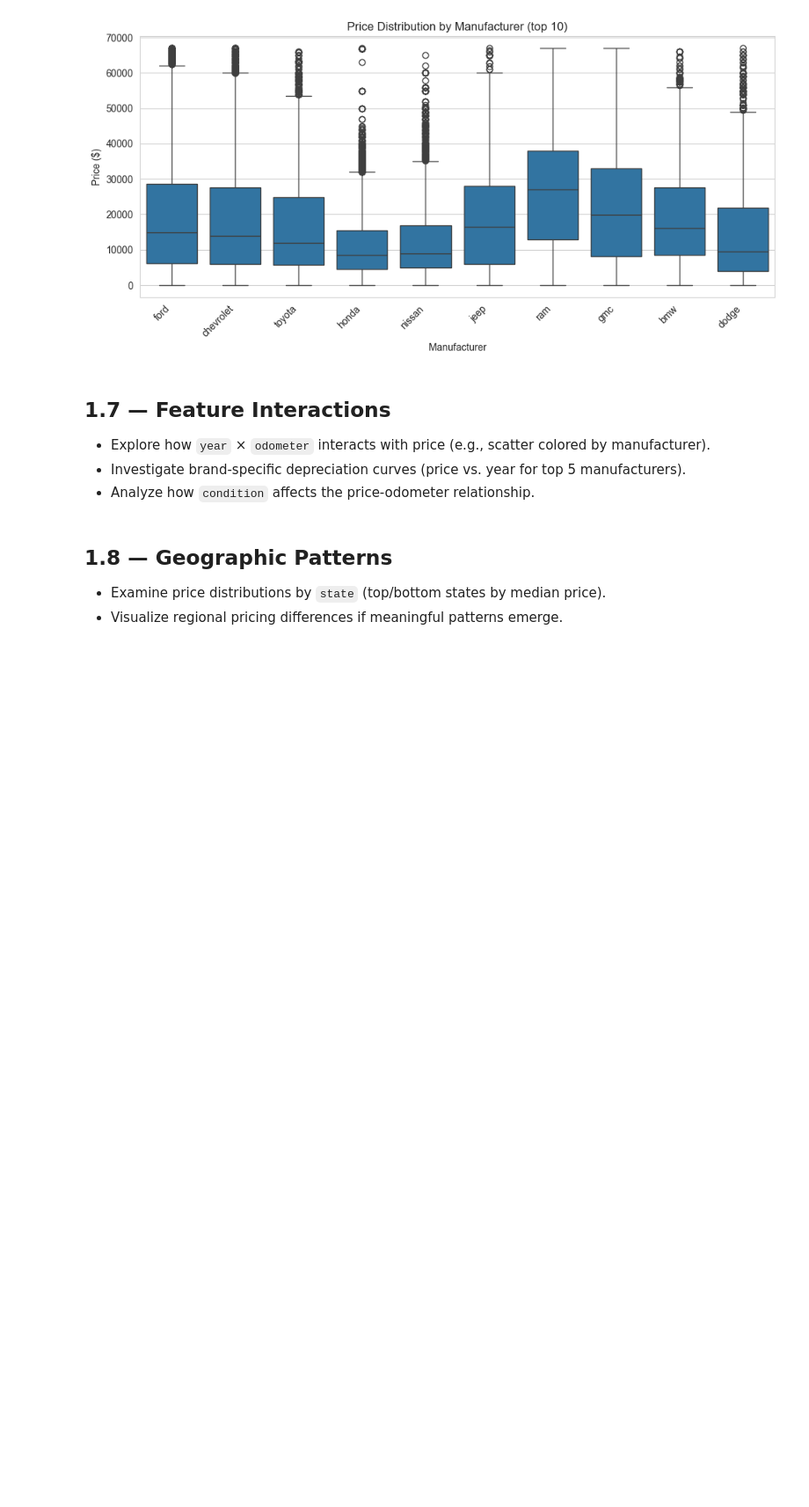
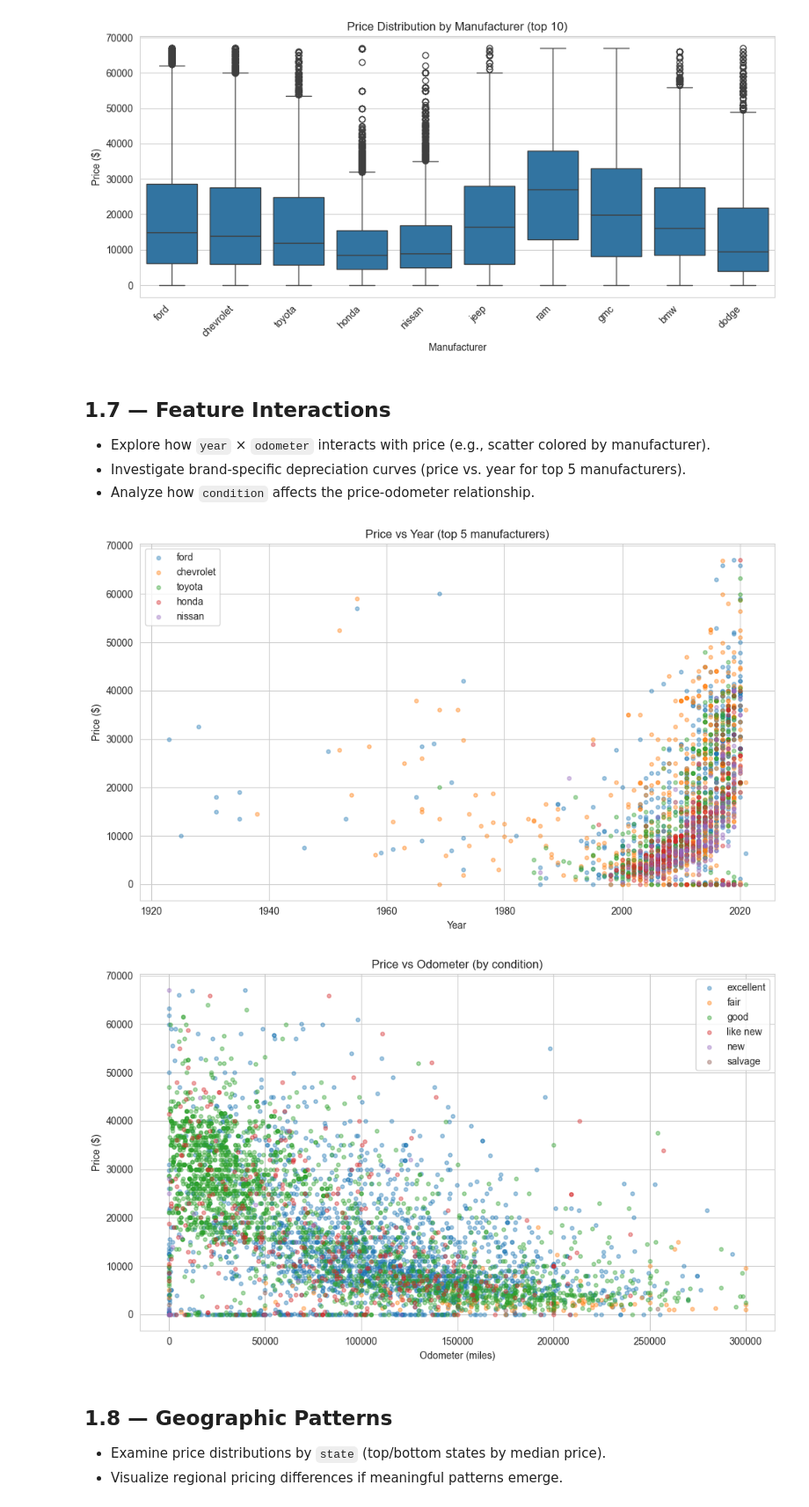
Before and after one commit to AcarBasaran/Predictive-Modeling-of-US-Used-Vehicle-Prices, a Jupyter notebook: notebooks/01_eda.ipynb, the cells around one changed output. Shown at 88% size. Saved outputs shown, nothing was run; the diff lists cells and outputs as text; code cells hidden in the pictures; blank space fills up the shorter version.

```diff
--- a/notebooks/01_eda.ipynb
+++ b/notebooks/01_eda.ipynb
@@ -312,6 +312,44 @@ plt.show()
 - Explore how `year` × `odometer` interacts with price (e.g., scatter colored by manufacturer).
 - Investigate brand-specific depreciation curves (price vs. year for top 5 manufacturers).
 - Analyze how `condition` affects the price-odometer relationship.
+# %%
+# 1.7 — Feature Interactions
+# df_preview is for visualization only — actual filtering happens in 02_preprocessing.ipynb
+
+sample = df_preview.dropna(subset=["year", "odometer", "price", "manufacturer", "condition"]).sample(
+    n=min(5000, len(df_preview)), random_state=RANDOM_STATE
+)
+
+# --- Price vs Year colored by top 5 manufacturers ---
+top5_mfr = df_preview["manufacturer"].value_counts().head(5).index.tolist()
+sample_mfr = sample[sample["manufacturer"].isin(top5_mfr)]
+
+fig, ax = plt.subplots(figsize=(10, 6))
+for mfr in top5_mfr:
+    sub = sample_mfr[sample_mfr["manufacturer"] == mfr]
+    ax.scatter(sub["year"], sub["price"], alpha=0.4, s=15, label=mfr)
+ax.set_xlabel("Year")
+ax.set_ylabel("Price ($)")
+ax.set_title("Price vs Year (top 5 manufacturers)")
+ax.legend()
+plt.tight_layout()
+plt.show()
+
+# --- Price vs Odometer colored by condition ---
+fig, ax = plt.subplots(figsize=(10, 6))
+conditions = sample["condition"].dropna().unique()
+for cond in sorted(conditions):
+    sub = sample[sample["condition"] == cond]
+    ax.scatter(sub["odometer"], sub["price"], alpha=0.4, s=15, label=cond)
+ax.set_xlabel("Odometer (miles)")
+ax.set_ylabel("Price ($)")
+ax.set_title("Price vs Odometer (by condition)")
+ax.legend()
+plt.tight_layout()
+plt.show()
+# %% [output]
+[figure, added]
+[figure, added]
 # %% [markdown]
 ## 1.8 — Geographic Patterns
 
```
Also changed, not shown: parts of 2 cells of this notebook.
